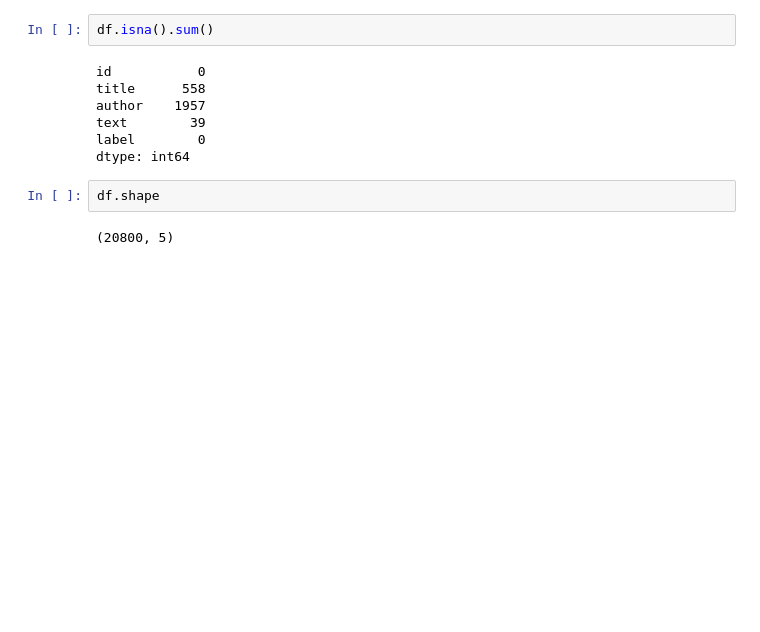
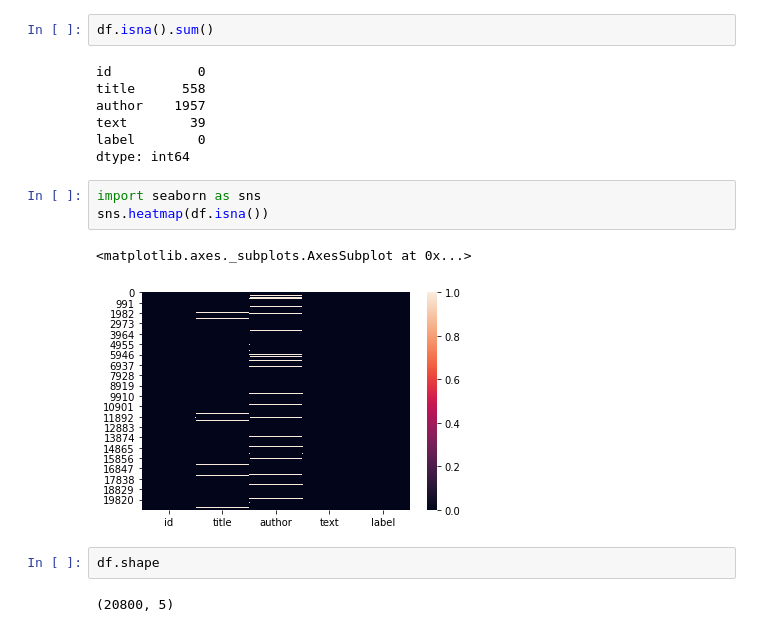
Before and after one commit to stushar12/Fake-News-Detection, a Jupyter notebook: Fake_news_detection.ipynb, the cells around one changed output. Saved outputs shown, nothing was run; the diff lists cells and outputs as text; blank space fills up the shorter version.

```diff
--- a/Fake_news_detection.ipynb
+++ b/Fake_news_detection.ipynb
@@ -42,6 +64,12 @@ author    1957
 text        39
 label        0
 dtype: int64
+# %%
+import seaborn as sns
+sns.heatmap(df.isna())
+# %% [output]
+<matplotlib.axes._subplots.AxesSubplot at 0x...>
+[figure, added]
 # %%
 df.shape
 # %% [output]
```
Also changed, not shown: parts of 27 cells of this notebook.
